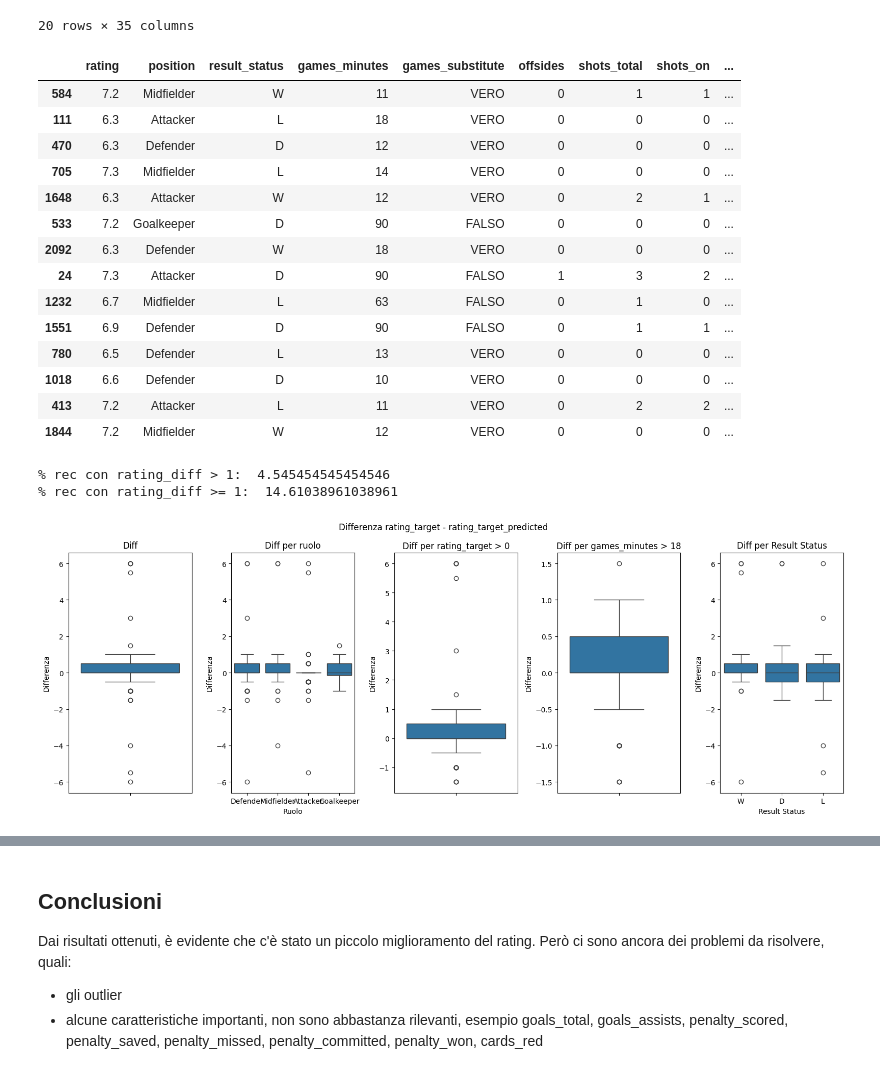
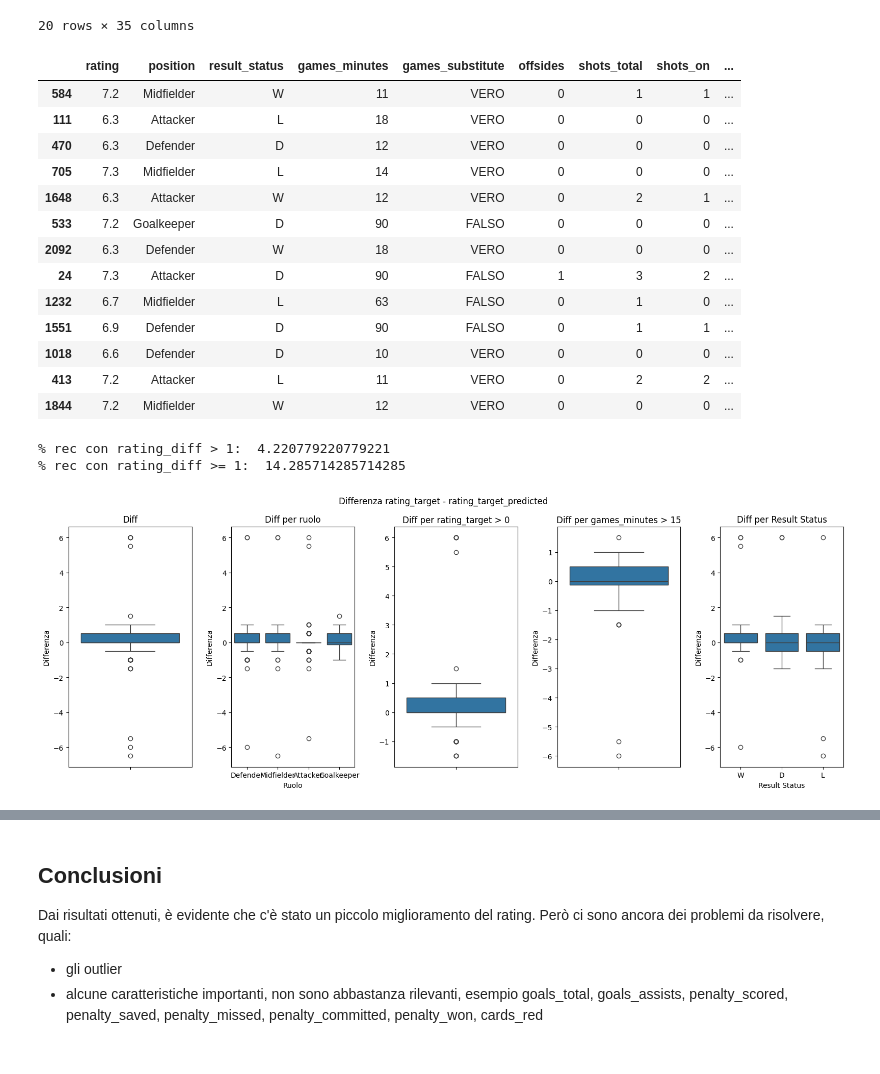
Before and after one commit to FrankMaverick/fantacalcio-rating-optimizer, a Jupyter notebook: 05_solution_v2.ipynb, the cells around one changed output, grey strips where cells are left out. Drawn from its saved outputs; the diff is of its cells as text; code cells hidden in the pictures.

```diff
--- a/05_solution_v2.ipynb
+++ b/05_solution_v2.ipynb
@@ -328,13 +326,12 @@ significant_columns = ['goals_total', 'goals_assists', 'penalty_scored', 'penalt
 
 non_significant_columns = [col for col in X_test_filtered.columns if col not in significant_columns + ['position', 'result_status', 'games_substitute', 'games_minutes', 'rating_target_original', 'rating_target_predicted']]
 
-
 # Aggiungi la logica per sottrarre 0.85 se le colonne significative sono > 0, altrimenti 0 se le colonne non significative danno una somma < 20
 X_test_filtered['rating_target_predicted'] = np.where(
-    (X_test_filtered['games_minutes'] < 20) & (X_test_filtered['rating_target_predicted'] < 5),
+    (X_test_filtered['games_minutes'] < 20) & (X_test_filtered['rating_target_predicted'] < 4),
     np.where(
         (X_test_filtered[significant_columns] > 0).any(axis=1) & (X_test_filtered[non_significant_columns].sum(axis=1) >= 20),  # Controlla le colonne significative e la somma delle non significative
-        X_test_filtered['rating_target_predicted'] - 0.85,  # Sottrai 0.85
+        X_test_filtered['rating'] - 0.85,  # Sottrai 0.85
         0  # Assegna 0 se le condizioni non sono soddisfatte
     ),
     X_test_filtered['rating_target_predicted']  # Mantieni il valore arrotondato originale se la condizione non si applica
@@ -387,7 +384,6 @@ df[(abs(df['rating_diff']) > 1)].head(50)
 | 24 | 7.3 | Attacker | D | 90 | FALSO | 1 | 3 | 2 | ... |
 | 1232 | 6.7 | Midfielder | L | 63 | FALSO | 0 | 1 | 0 | ... |
 | 1551 | 6.9 | Defender | D | 90 | FALSO | 0 | 1 | 1 | ... |
-| 780 | 6.5 | Defender | L | 13 | VERO | 0 | 0 | 0 | ... |
 | 1018 | 6.6 | Defender | D | 10 | VERO | 0 | 0 | 0 | ... |
 | 413 | 7.2 | Attacker | L | 11 | VERO | 0 | 2 | 2 | ... |
 | 1844 | 7.2 | Midfielder | W | 12 | VERO | 0 | 0 | 0 | ... |
@@ -398,16 +394,16 @@ print("% rec con rating_diff > 1: ", len(df[(abs(df['rating_diff']) > 1)]) / len
 # Perc di record con rating_diff >= 1
 print("% rec con rating_diff >= 1: ", len(df[(abs(df['rating_diff']) >= 1)]) / len(df) * 100)
 # %% [output]
-% rec con rating_diff > 1:  4.545454545454546
-% rec con rating_diff >= 1:  14.61038961038961
+% rec con rating_diff > 1:  4.220779220779221
+% rec con rating_diff >= 1:  14.285714285714285
 # %%
 # Stats di base sulla differenza tra rating e rating target
 diff_overall = df['rating_diff'].describe()
 
-# 2. Statistiche di base sulla differenza, raggruppata per ruolo (position)
+# Statistiche di base sulla differenza, raggruppata per ruolo (position)
 diff_by_position = df.groupby('position')['rating_diff'].describe()
 
-# 3. Filtrare righe con rating_target > 0
+# Filtrare righe con rating_target > 0
 filtered_df = df[(df['rating_target'] > 0)]
 diff_filtered = filtered_df['rating_diff'].describe()
 
@@ -419,40 +415,40 @@ plt.suptitle("Differenza rating_target - rating_target_predicted")
 plt.subplot(1, 5, 1)
 sns.boxplot(y=df['rating_diff'])
 plt.title('Diff')
 plt.ylabel('Differenza')
 
-# 2. Boxplot della differenza per ruolo (position)
+# Boxplot della differenza per ruolo (position)
 plt.subplot(1, 5, 2)
 sns.boxplot(x=df['position'], y=df['rating_diff'])
 plt.title('Diff per ruolo')
 plt.xlabel('Ruolo')
 plt.ylabel('Differenza')
 
-# 3. Boxplot delle righe filtrate con rating_target > 0
+# Boxplot delle righe filtrate con rating_target > 0
 filtered_df = df[df['rating_target'] > 0]
 plt.subplot(1, 5, 3)
 sns.boxplot(y=filtered_df['rating_diff'])
 plt.title('Diff per rating_target > 0')
 plt.ylabel('Differenza')
 
-# 3. Boxplot delle righe filtrate con rating_target > 0
-filtered_df = df[df['games_minutes'] > 18]
+# Boxplot delle righe filtrate con games_minutes > 15
+filtered_df = df[df['games_minutes'] > 15]
 plt.subplot(1, 5, 4)
 sns.boxplot(y=filtered_df['rating_diff'])
-plt.title('Diff per games_minutes > 18')
+plt.title('Diff per games_minutes > 15')
 plt.ylabel('Differenza')
 
-# 4. Boxplot della differenza rispetto a result_status
+# Boxplot della differenza rispetto a result_status
 plt.subplot(1, 5, 5)
 sns.boxplot(x=df['result_status'], y=df['rating_diff'])
 plt.title('Diff per Result Status')
 plt.xlabel('Result Status')
 plt.ylabel('Differenza')
 
 plt.tight_layout()
 plt.show()
 # %% [output]
-[figure, old version]
+[figure, new version]
 # %%
 # 1. Residual Plot (Grafico dei residui)
 plt.figure(figsize=(12, 6))
```
Also changed, not shown: parts of 5 cells of this notebook, 6 other files.
